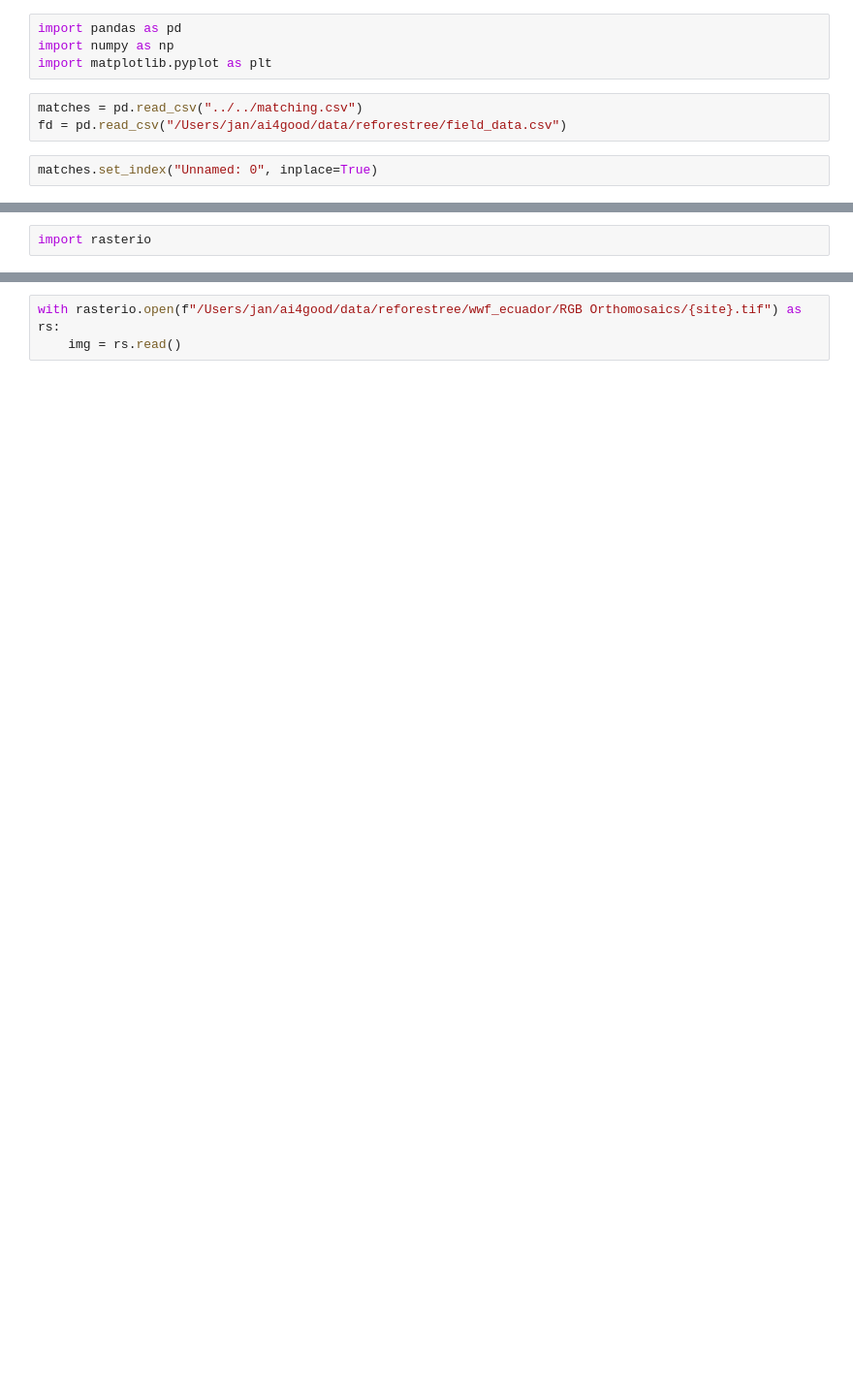
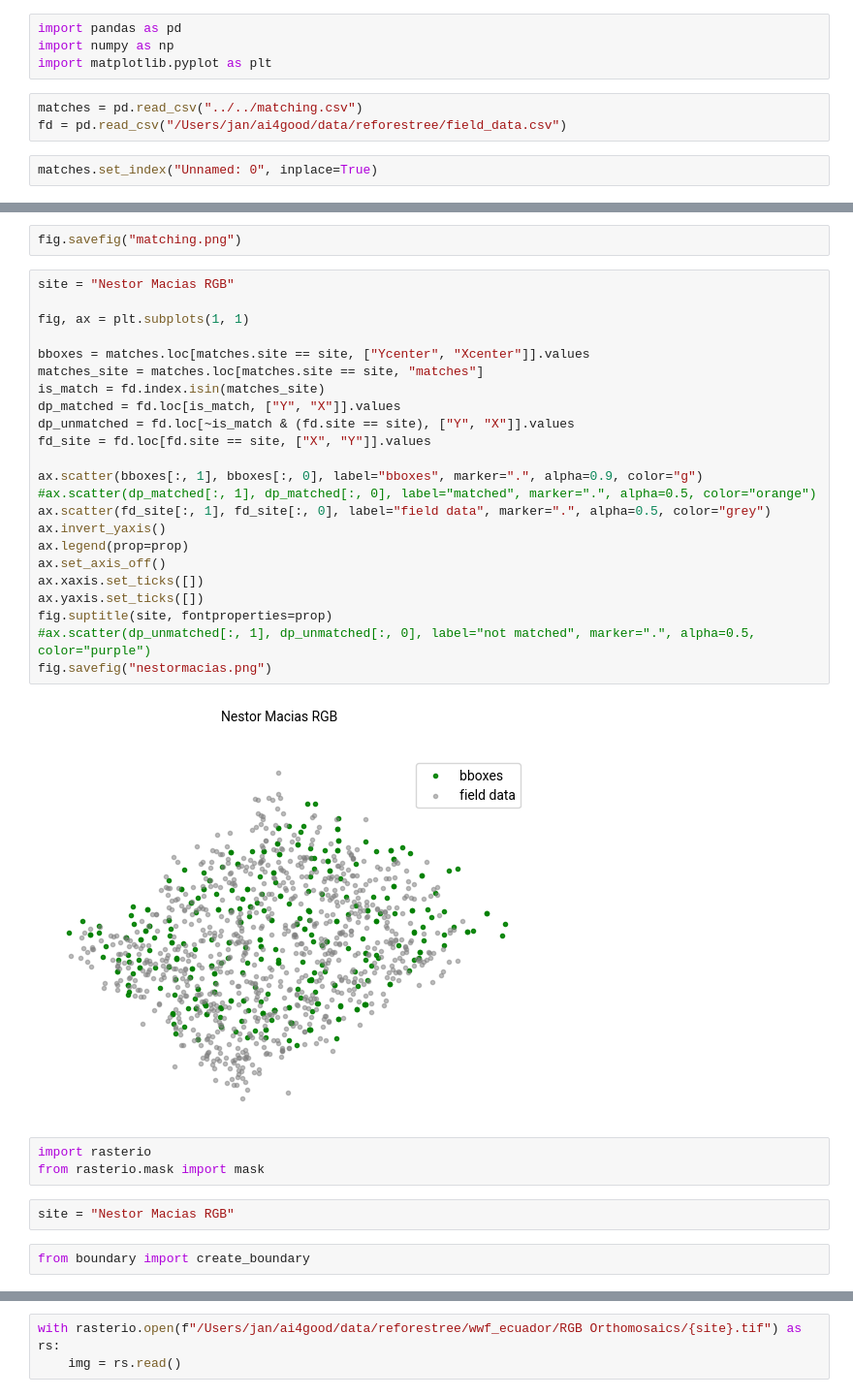
Before and after one commit to TimEngelmann/ai4est, a Jupyter notebook: pipeline/parts/analyse_matching.ipynb, the cells around one changed output, grey strips where cells are left out. Shown at 97% size. Cells and saved outputs as stored; diff of their text form; blank space fills up the shorter version.

Commit message:
added matching csv

```diff
--- a/pipeline/parts/analyse_matching.ipynb
+++ b/pipeline/parts/analyse_matching.ipynb
@@ -34,2 +64,34 @@ for t, site in enumerate(fd.site.unique()):
-# %%
-import rasterio
+# %%
+fig.savefig("matching.png")
+# %%
+site = "Nestor Macias RGB"
+
+fig, ax = plt.subplots(1, 1)
+
+bboxes = matches.loc[matches.site == site, ["Ycenter", "Xcenter"]].values
+matches_site = matches.loc[matches.site == site, "matches"]
+is_match = fd.index.isin(matches_site)
+dp_matched = fd.loc[is_match, ["Y", "X"]].values
+dp_unmatched = fd.loc[~is_match & (fd.site == site), ["Y", "X"]].values
+fd_site = fd.loc[fd.site == site, ["X", "Y"]].values
+
+ax.scatter(bboxes[:, 1], bboxes[:, 0], label="bboxes", marker=".", alpha=0.9, color="g")
+#ax.scatter(dp_matched[:, 1], dp_matched[:, 0], label="matched", marker=".", alpha=0.5, color="orange")
+ax.scatter(fd_site[:, 1], fd_site[:, 0], label="field data", marker=".", alpha=0.5, color="grey")
+ax.invert_yaxis()
+ax.legend(prop=prop)
+ax.set_axis_off()
+ax.xaxis.set_ticks([])
+ax.yaxis.set_ticks([])
+fig.suptitle(site, fontproperties=prop)
+#ax.scatter(dp_unmatched[:, 1], dp_unmatched[:, 0], label="not matched", marker=".", alpha=0.5, color="purple")
+fig.savefig("nestormacias.png")
+# %% [output]
+[figure, added]
+# %%
+import rasterio
+from rasterio.mask import mask
+# %%
+site = "Nestor Macias RGB"
+# %%
+from boundary import create_boundary
```
Also changed, not shown: parts of 17 cells of this notebook, 2 other files.
